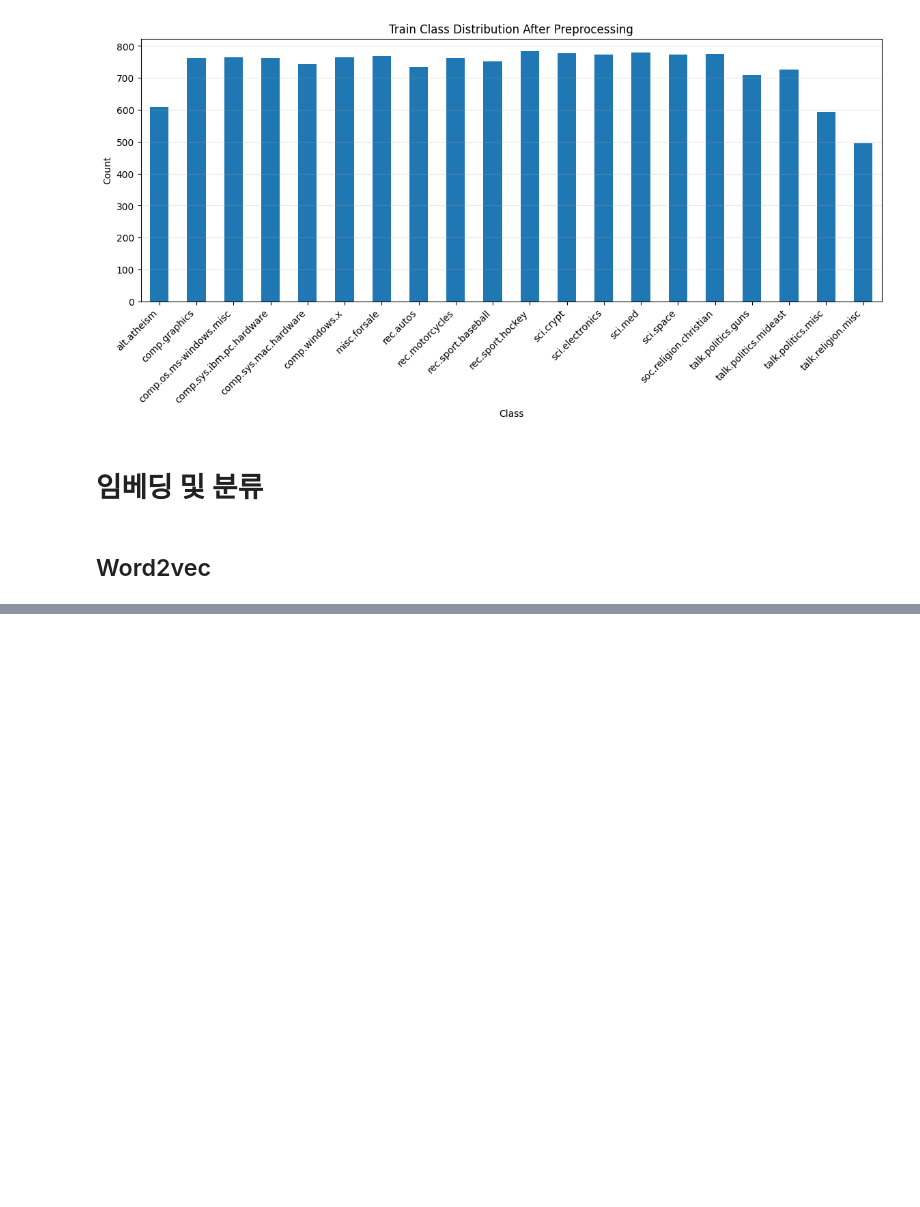
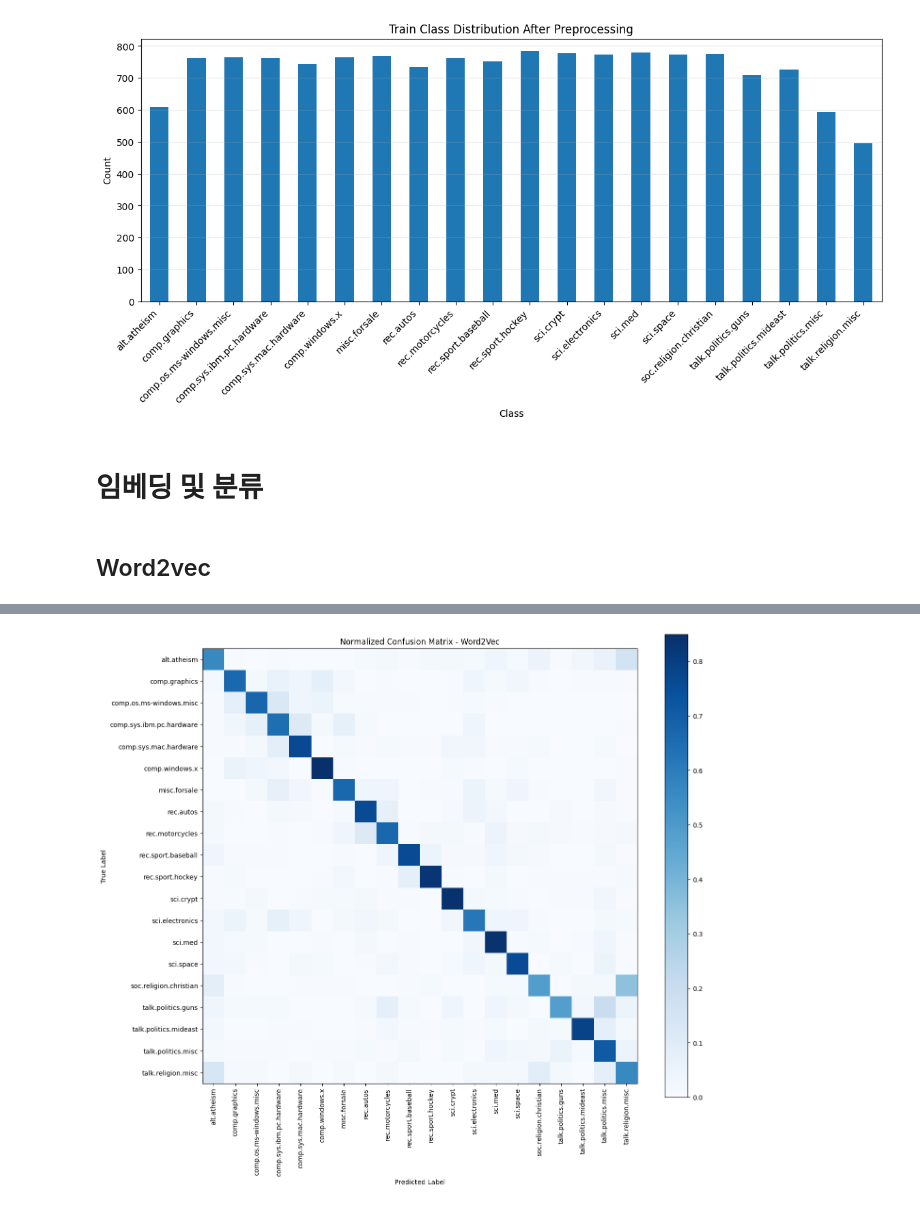
Before and after one commit to beomsookim1020/text-embedding-classification, a Jupyter notebook: 미션10_팀_김범수.ipynb, the cells around one changed output, grey strips where cells are left out. Cells and saved outputs as stored; diff of their text form; code cells hidden in the pictures; blank space fills up the shorter version.

```diff
--- a/미션10_팀_김범수.ipynb
+++ b/미션10_팀_김범수.ipynb
@@ -952,0 +1069,6 @@ Test Accuracy (Word2Vec with LSTM): 0.6638
+# %%
+y_true_w2v, y_pred_w2v = get_predictions(
+    model_word2vec,
+    test_loader_word2vec,
+    device
+)
@@ -952,0 +1100,9 @@ Test Accuracy (Word2Vec with LSTM): 0.6638
+# %%
+target_names = news_data.target_names
+
+print(classification_report(
+    y_true_w2v,
+    y_pred_w2v,
+    target_names=target_names,
+    zero_division=0
+))
@@ -952,0 +1127,21 @@ Test Accuracy (Word2Vec with LSTM): 0.6638
+# %%
+cm = confusion_matrix(y_true_w2v, y_pred_w2v)
+
+cm_norm = cm.astype("float") / cm.sum(axis=1, keepdims=True)
+cm_norm = np.nan_to_num(cm_norm)
+
+plt.figure(figsize=(14, 12))
+plt.imshow(cm_norm, interpolation='nearest', cmap='Blues')
+plt.title("Normalized Confusion Matrix - Word2Vec")
+plt.colorbar()
+
+tick_marks = np.arange(len(target_names))
+plt.xticks(tick_marks, target_names, rotation=90)
+plt.yticks(tick_marks, target_names)
+
+plt.xlabel("Predicted Label")
+plt.ylabel("True Label")
+plt.tight_layout()
+plt.show()
+# %% [output]
+[figure, added]
```
Also changed, not shown: parts of 46 cells of this notebook.
